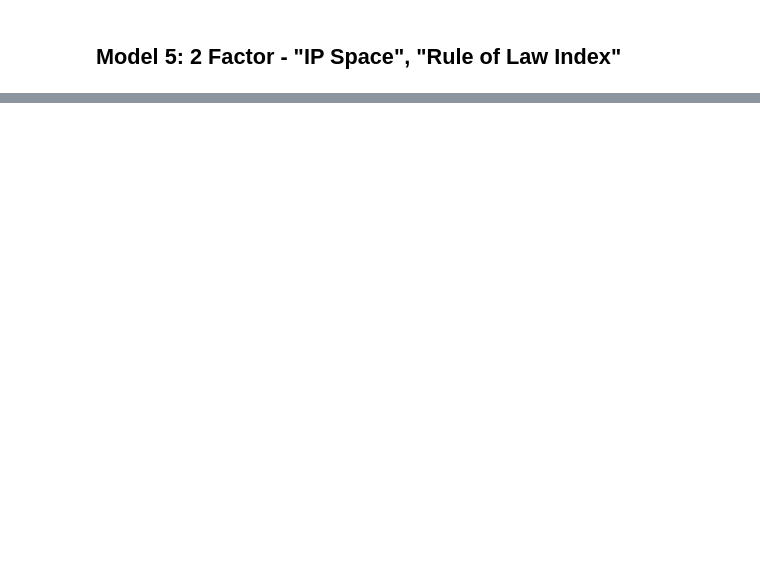
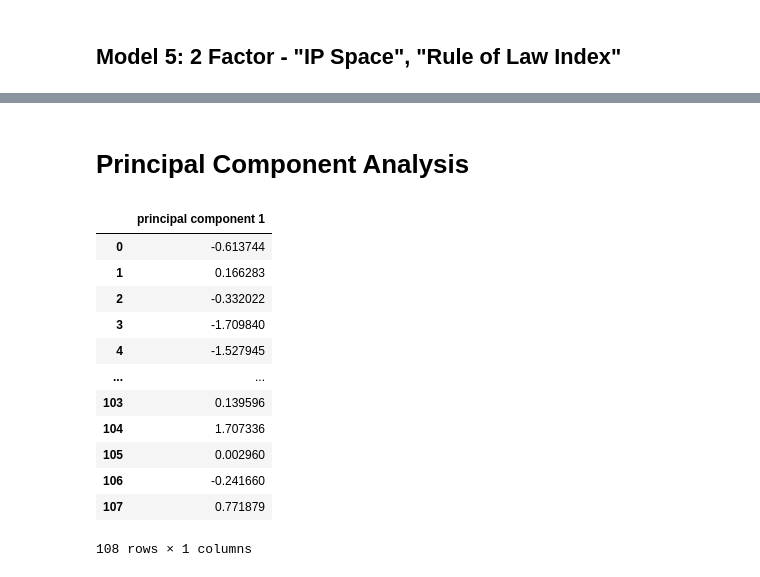
Before and after one commit to tderoon/Cybereconomicsgroup4, a Jupyter notebook: factor analysis.ipynb, the cells around one changed output, grey strips where cells are left out. Cells and saved outputs as stored; diff of their text form; code cells hidden in the pictures; blank space fills up the shorter version.

```diff
--- a/factor analysis.ipynb
+++ b/factor analysis.ipynb
@@ -577,0 +578,2 @@ Explained Variance (Pseudo-R2) =  0.6855062159236578
+# %% [markdown]
+# Principal Component Analysis
@@ -577,0 +585,21 @@ Explained Variance (Pseudo-R2) =  0.6855062159236578
+# %%
+from sklearn.decomposition import PCA
+pca = PCA(n_components=1)
+principalComponents = pca.fit_transform(x)
+principalDf = pd.DataFrame(data = principalComponents,
+                           columns = ['principal component 1'])
+principalDf
+# %% [output]
+|  | principal component 1 |
+| 0 | -0.613744 |
+| 1 | 0.166283 |
+| 2 | -0.332022 |
+| 3 | -1.709840 |
+| 4 | -1.527945 |
+| ... | ... |
+| 103 | 0.139596 |
+| 104 | 1.707336 |
+| 105 | 0.002960 |
+| 106 | -0.241660 |
+| 107 | 0.771879 |
+108 rows × 1 columns
```
Also changed, not shown: parts of 14 cells of this notebook, 2 other files.
